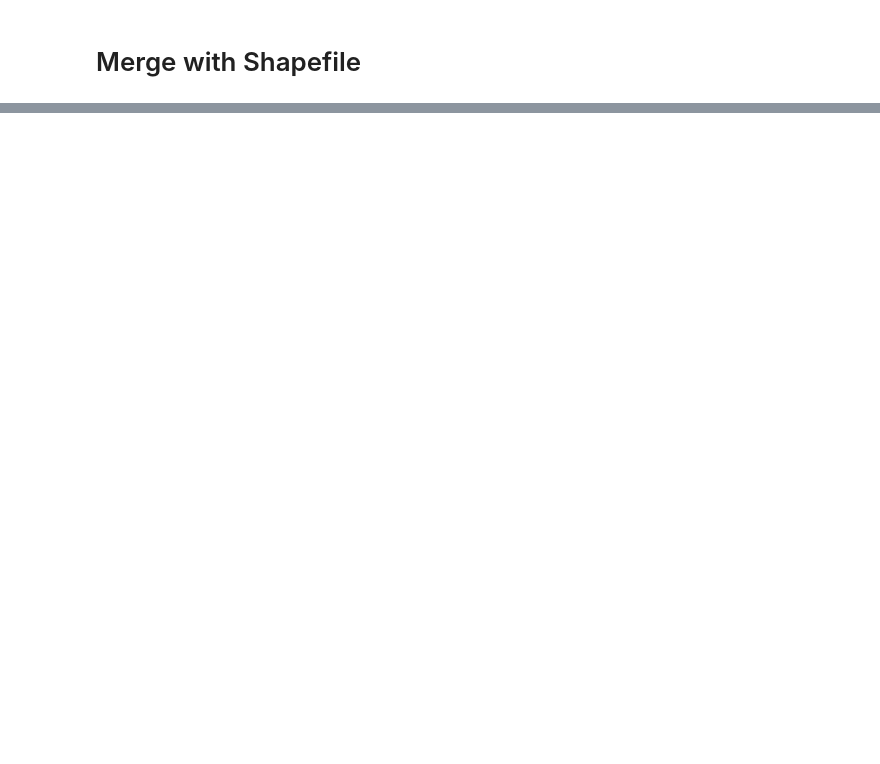
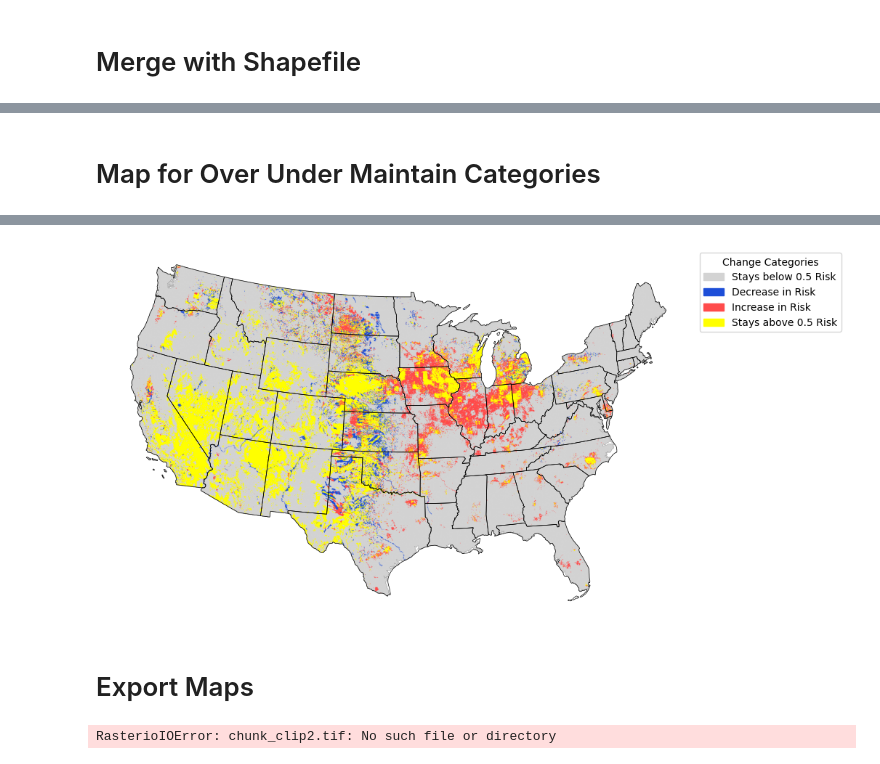
Before and after one commit to mpennino/Future_DW_NO3, a Jupyter notebook: Code/Comparisons.ipynb, the cells around one changed output, grey strips where cells are left out. Drawn from its saved outputs; the diff is of its cells as text; code cells hidden in the pictures; blank space fills up the shorter version.

```diff
--- a/Code/Comparisons.ipynb
+++ b/Code/Comparisons.ipynb
@@ -151,0 +395,69 @@ for start_idx in range(0, total_rows, chunk_size):
+# %% [markdown]
+# Map for Over Under Maintain Categories
+# %%
+# (3 seconds to plot at 1000m, 31s at 300m)
+import rasterio
+from rasterio.plot import show
+import matplotlib.pyplot as plt
+from matplotlib.colors import ListedColormap
+import matplotlib.patches as mpatches
+
+#with rasterio.open(raster_path) as src:
+
+# 1. Open the raster dataset
+
+raster_path = "chunk_flipped2.tif"
+src = rasterio.open(raster_path)
+
+# 2. Define custom discrete colors for your categories
+# Category 0 = Red, Category 1 = Green, Category 2 = Blue
+category_colors = ['#D3D3D3','#1D4ED8','#FF4B4B', '#FFFF00', ]
+custom_cmap = ListedColormap(category_colors)
+
+# 4. Create a legend manually using custom patches
+category_names = ['Stays below 0.5 Risk', 'Decrease in Risk', 'Increase in Risk','Stays above 0.5 Risk']
+legend_patches = [
+    mpatches.Patch(color=category_colors[i], label=category_names[i])
+    for i in range(len(category_colors))
+]
+
+# 3. Reproject vector boundaries to match the raster's CRS if needed
+if states.crs != src.crs:
+    states = states.to_crs(src.crs)
+
+# 4. Create a matplotlib figure and axis
+fig, ax = plt.subplots(figsize=(10, 7))
+
+# 5. Plot the raster image on the axis
+#show(src, ax=ax, title='Current SWDW Nitrate Violation Risk', cmap='terrain')
+
+
+# 3. Use rasterio's built-in show function to render it onto the axis
+image_hidden = show(src, ax=ax, cmap=custom_cmap) # jet,turbo, managua_r, nipy_spectral_r, Spectral_r, RdYlBu_r,
+
+# 4. Add map elements
+#ax.set_title("My Raster Map", fontsize=16)
+#ax.set_xlabel("Longitude / Easting")
+#ax.set_ylabel("Latitude / Northing")
+
+# Remove the outside axis, ticks, and frame completely
+ax.set_axis_off()
+
+# 5. Extract the image object to construct a matching color bar
+#fig.colorbar(image_hidden.get_images()[0], ax=ax, shrink=0.7)#,label="Risk")
+
+# 6. Overlay the state boundaries
+states.plot(ax=ax, facecolor='none', edgecolor='black', linewidth=0.5)
+
+# 6. Save the final map as a high-quality PNG or JPG image
+#plt.savefig("raster_map.png", dpi=300, bbox_inches='tight')
+
+# 7. Display the map on screen (optional)
+#plt.imshow(src, origin="lower")
+#plt.show()
+plt.legend(handles=legend_patches, bbox_to_anchor=(1.05, 1), loc='upper left', title="Change Categories")
+
+# Print current time at the end
+from datetime import datetime
+print("Finished at:", datetime.now().strftime("%Y-%m-%d %H:%M:%S"))
+# %% [output]
@@ -151,0 +465,3 @@ for start_idx in range(0, total_rows, chunk_size):
+[figure, added]
+# %% [markdown]
+# Export Maps
@@ -151,0 +540,7 @@ for start_idx in range(0, total_rows, chunk_size):
+# %%
+with rasterio.open('chunk_clip2.tif') as src:
+    data = src.read()
+# File automatically closes here
+os.remove('chunk_clip2.tif')  # Works perfectly
+# %% [output]
+RasterioIOError: chunk_clip2.tif: No such file or directory
```
Also changed, not shown: parts of 31 cells of this notebook.
